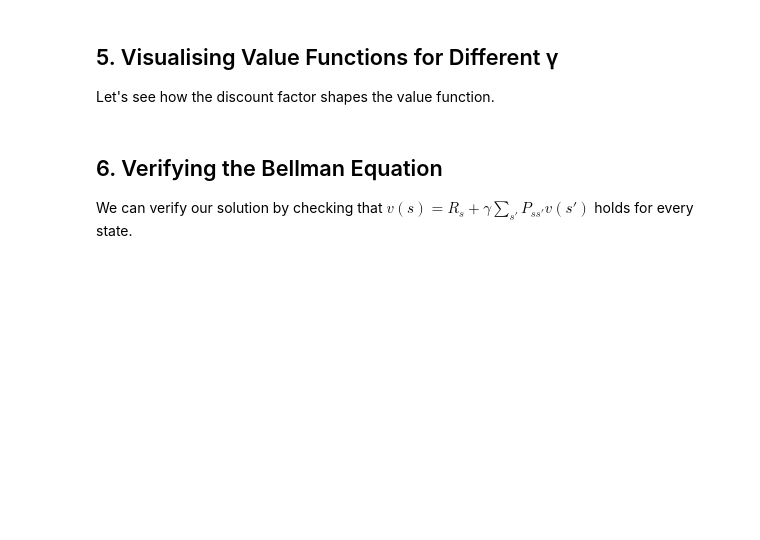
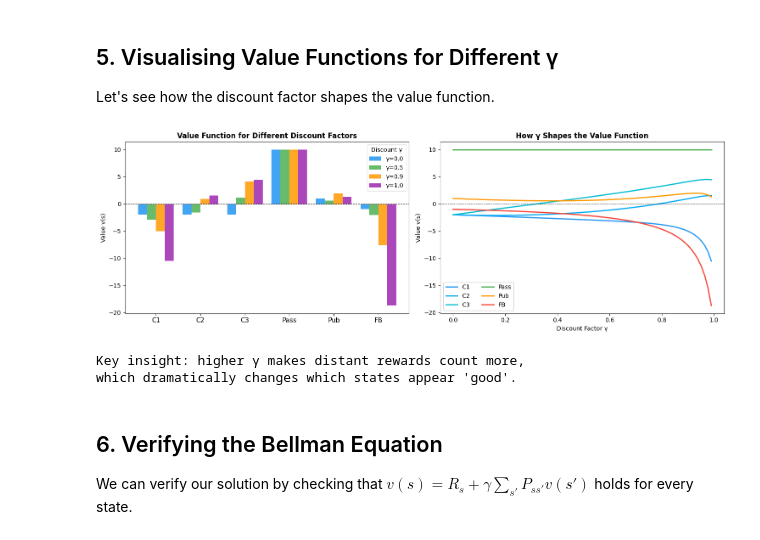
Before and after one commit to aldair-ai/rl-from-scratch, a Jupyter notebook: lecture-02-mdp/02_markov_reward_processes.ipynb, the cells around one changed output. Cells and saved outputs as stored; diff of their text form; code cells hidden in the pictures; blank space fills up the shorter version.

```diff
--- a/lecture-02-mdp/02_markov_reward_processes.ipynb
+++ b/lecture-02-mdp/02_markov_reward_processes.ipynb
@@ -117,7 +137,8 @@ $$v(s) = \mathbb{E}[G_t \mid S_t = s]$$
 We can estimate it by **averaging returns** over many sampled episodes (Monte Carlo).
 # %%
 def mc_value_function(P, states, idx, R, gamma, n_episodes=50000):
-    """Estimate v(s) by Monte Carlo sampling."""    total_return = defaultdict(float)
+    """Estimate v(s) by Monte Carlo sampling."""
+    total_return = defaultdict(float)
     visit_count  = defaultdict(int)
 
     for _ in range(n_episodes):
@@ -164,7 +199,8 @@ $$(I - \gamma P)\mathbf{v} = \mathbf{R} \implies \mathbf{v} = (I - \gamma P)^{-1
 This is $O(n^3)$ — only tractable for small state spaces.
 # %%
 def bellman_analytical(P, R, gamma):
-    """Solve v = (I - γP)^{-1} R exactly."""    n = len(R)
+    """Solve v = (I - γP)^{-1} R exactly."""
+    n = len(R)
     A = np.eye(n) - gamma * P
     v = np.linalg.solve(A, R)
     return v
@@ -200,38 +250,42 @@ width = 0.2
 colors = ['#2196F3', '#4CAF50', '#FF9800', '#9C27B0']
 
 for k, (g, c) in enumerate(zip(gammas, colors)):
-    v = bellman_analytical(P, R, g)
+    v = bellman_analytical(P, R, g) if g < 0.99 else bellman_analytical(P, R, 0.99)
     vals = [v[idx[s]] for s in display_states]
     ax.bar(x + k*width, vals, width, label=f'γ={g}', color=c, alpha=0.85)
 
 ax.set_xticks(x + 1.5*width)
 ax.set_xticklabels(display_states, fontsize=11)
 ax.axhline(0, color='black', linewidth=0.8, linestyle='--')
 ax.set_ylabel('Value v(s)')
 ax.set_title('Value Function for Different Discount Factors', fontweight='bold')
 ax.legend(title='Discount γ')
 
 # ── Line plot: γ sweep ───────────────────────────────────────────────────────
 ax2 = axes[1]
 gamma_range = np.linspace(0.0, 0.99, 80)
 state_colors = {'C1':'#2196F3','C2':'#03A9F4','C3':'#00BCD4',
                 'Pass':'#4CAF50','Pub':'#FF9800','FB':'#F44336'}
 
 for s in display_states:
     vals = [bellman_analytical(P, R, g)[idx[s]] for g in gamma_range]
     ax2.plot(gamma_range, vals, label=s, color=state_colors[s], linewidth=2)
 
 ax2.set_xlabel('Discount Factor γ')
 ax2.set_ylabel('Value v(s)')
 ax2.set_title('How γ Shapes the Value Function', fontweight='bold')
 ax2.legend(loc='lower left', ncol=2)
 ax2.axhline(0, color='black', linewidth=0.6, linestyle='--')
 
 plt.tight_layout()
 plt.savefig('mrp_value_functions.png', dpi=120, bbox_inches='tight')
 plt.show()
 print("Key insight: higher γ makes distant rewards count more,")
 print("which dramatically changes which states appear 'good'.")
+# %% [output]
+[figure, added]
+Key insight: higher γ makes distant rewards count more,
+which dramatically changes which states appear 'good'.
 # %% [markdown]
 ## 6. Verifying the Bellman Equation
 
```
Also changed, not shown: parts of 6 cells of this notebook.
